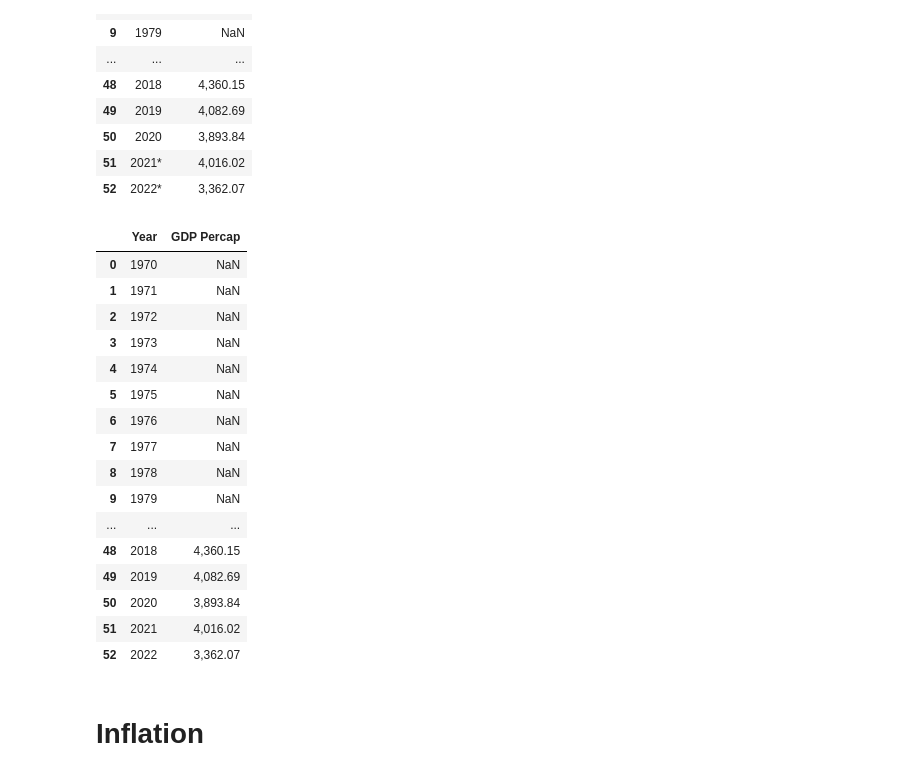
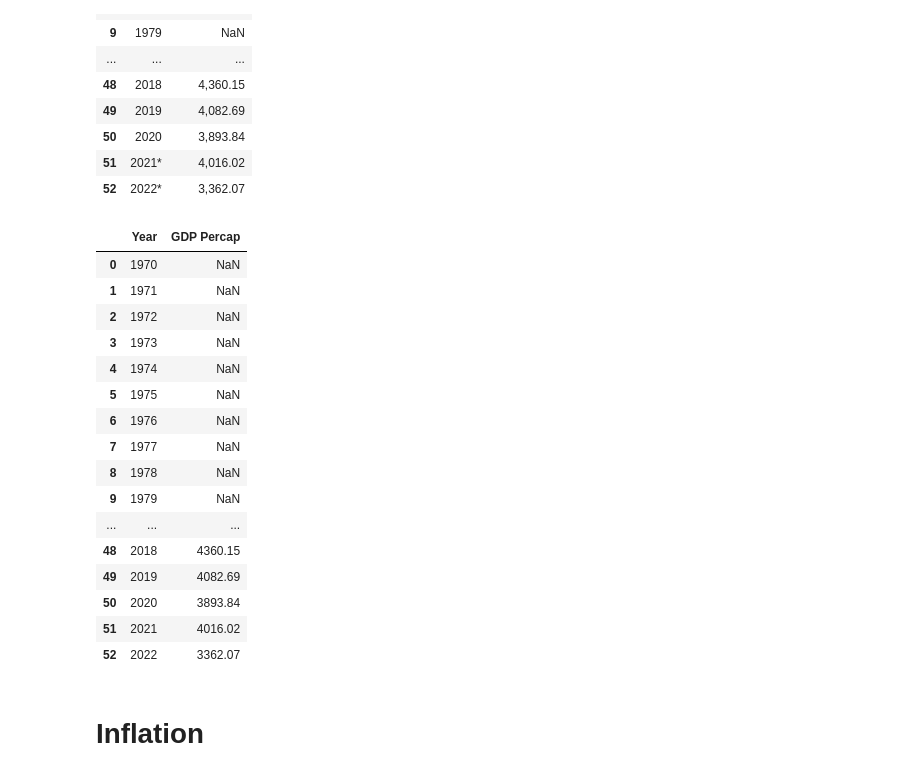
Before and after one commit to janchilling/Net-Migration, a Jupyter notebook: Data_Cleaning_Notebook.ipynb, the cells around one changed output. Cells and saved outputs as stored; diff of their text form; code cells hidden in the pictures.

```diff
--- a/Data_Cleaning_Notebook.ipynb
+++ b/Data_Cleaning_Notebook.ipynb
@@ -238,25 +238,27 @@ df_GDPPerCap
 # %%
 df_GDPPerCap.loc[51, 'Year'] = '2021'
 df_GDPPerCap.loc[52, 'Year'] = '2022'
+#Removing commas
+df_GDPPerCap['GDP Percap'] = df_GDPPerCap['GDP Percap'].str.replace(',', '')
 df_GDPPerCap
 # %% [output]
 |  | Year | GDP Percap |
 | 0 | 1970 | NaN |
 | 1 | 1971 | NaN |
 | 2 | 1972 | NaN |
 | 3 | 1973 | NaN |
 | 4 | 1974 | NaN |
 | 5 | 1975 | NaN |
 | 6 | 1976 | NaN |
 | 7 | 1977 | NaN |
 | 8 | 1978 | NaN |
 | 9 | 1979 | NaN |
 | ... | ... | ... |
-| 48 | 2018 | 4,360.15 |
-| 49 | 2019 | 4,082.69 |
-| 50 | 2020 | 3,893.84 |
-| 51 | 2021 | 4,016.02 |
-| 52 | 2022 | 3,362.07 |
+| 48 | 2018 | 4360.15 |
+| 49 | 2019 | 4082.69 |
+| 50 | 2020 | 3893.84 |
+| 51 | 2021 | 4016.02 |
+| 52 | 2022 | 3362.07 |
 # %%
 df_GDPPerCap.to_csv("./Cleaned_Dataset/GDPPerCap_C.csv", index = False)
 # %% [markdown]
```
Also changed, not shown: 3 other files.
